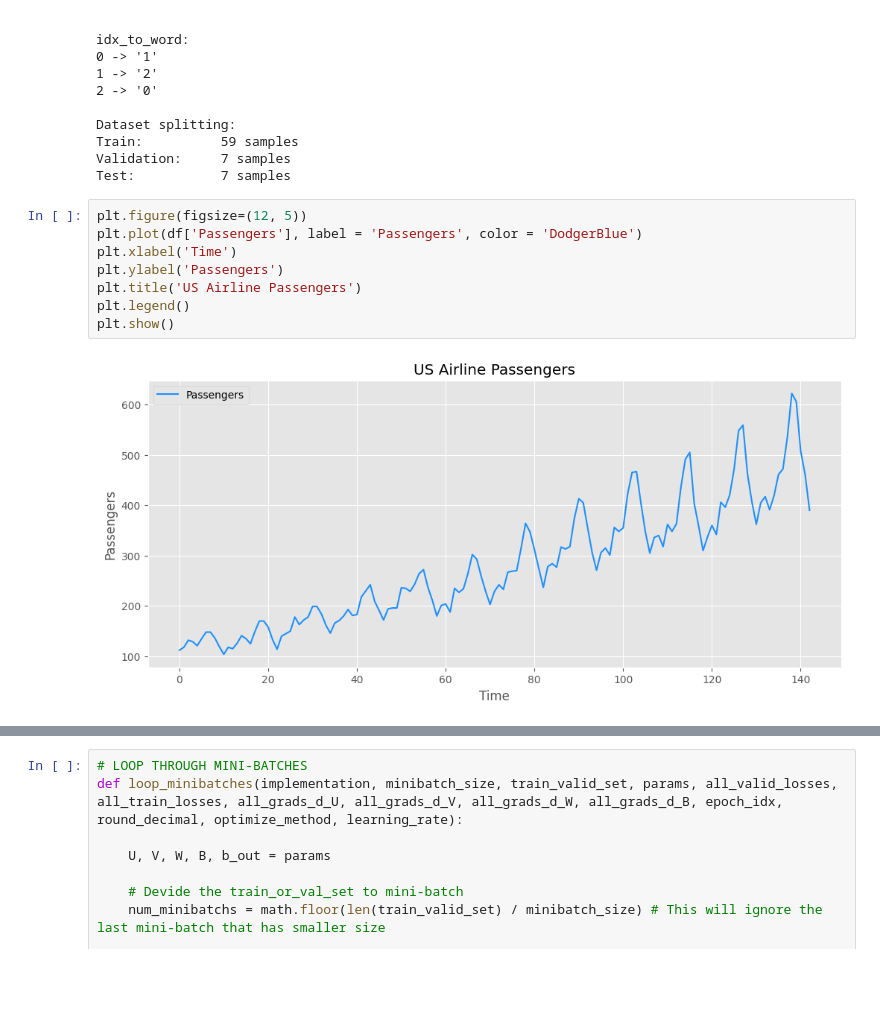
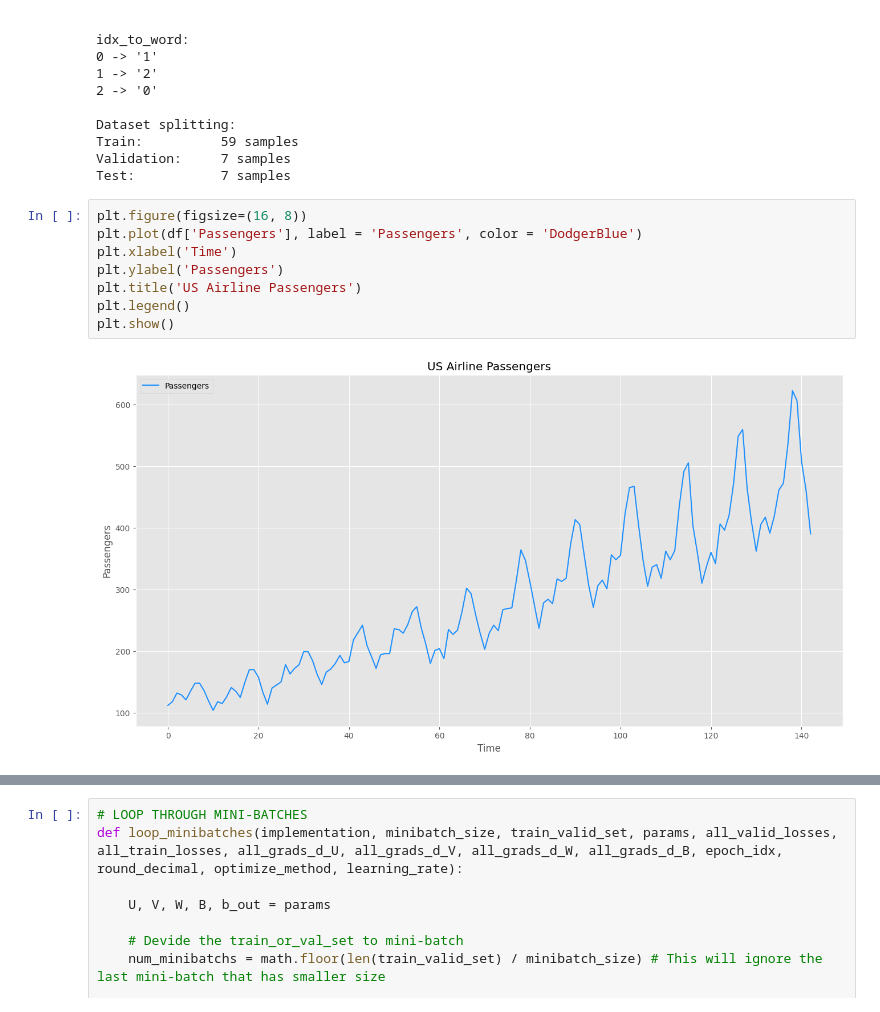
Before and after one commit to baobuiquang/ParallelLSTM, a Jupyter notebook: LSTM.ipynb, the cells around one changed output, grey strips where cells are left out. Drawn from its saved outputs; the diff is of its cells as text; blank space fills up the shorter version.

Commit message:
Update visualization images

```diff
--- a/LSTM.ipynb
+++ b/LSTM.ipynb
@@ -396,13 +526,13 @@ Train:          59 samples
 Validation:     7 samples
 Test:           7 samples
 # %%
-plt.figure(figsize=(12, 5))
+plt.figure(figsize=(16, 8))
 plt.plot(df['Passengers'], label = 'Passengers', color = 'DodgerBlue')
 plt.xlabel('Time')
 plt.ylabel('Passengers')
 plt.title('US Airline Passengers')
 plt.legend()
 plt.show()
 # %% [output]
-[figure, old version]
+[figure, new version]
 # %%
```
Also changed, not shown: parts of 55 cells of this notebook, 6 other files.
